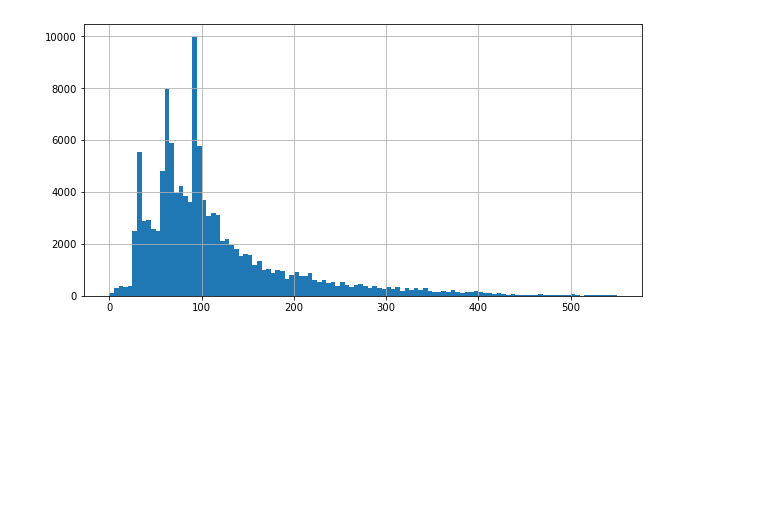
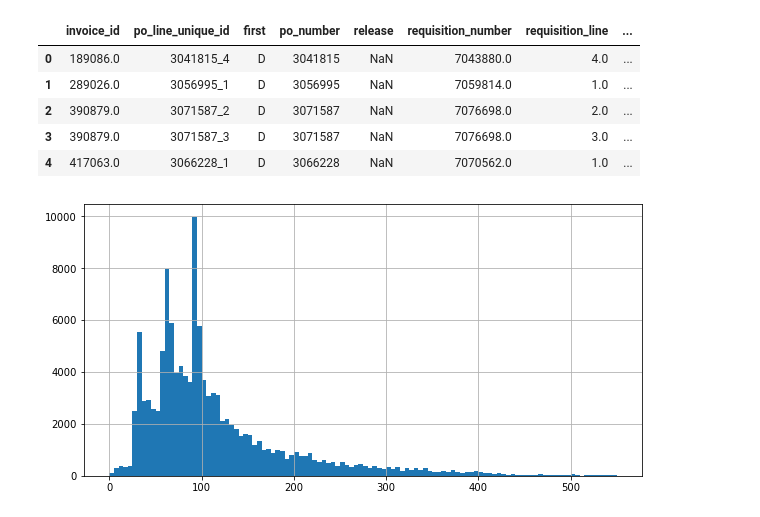
Before and after one commit to cwcomiskey/Misc, a Jupyter notebook: KPN/eda_model_ready.ipynb, the cells around one changed output. Drawn from its saved outputs; the diff is of its cells as text; code cells hidden in the pictures; blank space fills up the shorter version.

```diff
--- a/KPN/eda_model_ready.ipynb
+++ b/KPN/eda_model_ready.ipynb
@@ -46,6 +47,15 @@ from lifelines.plotting import plot_lifetimes
 df0 = pd.read_csv('data/ship_df_final.csv', low_memory=False)
 # %%
 df = df0.copy()
+# %%
+df.head()
+# %% [output]
+|  | invoice_id | po_line_unique_id | first | po_number | release | requisition_number | requisition_line | ... |
+| 0 | 189086.0 | 3041815_4 | D | 3041815 | NaN | 7043880.0 | 4.0 | ... |
+| 1 | 289026.0 | 3056995_1 | D | 3056995 | NaN | 7059814.0 | 1.0 | ... |
+| 2 | 390879.0 | 3071587_2 | D | 3071587 | NaN | 7076698.0 | 2.0 | ... |
+| 3 | 390879.0 | 3071587_3 | D | 3071587 | NaN | 7076698.0 | 3.0 | ... |
+| 4 | 417063.0 | 3066228_1 | D | 3066228 | NaN | 7070562.0 | 1.0 | ... |
 # %%
 df['year'] = [pd.to_datetime(d).year for d in df.order_date]
 df = df.query('year >= 2018') # scope
```
Also changed, not shown: parts of 26 cells of this notebook.
